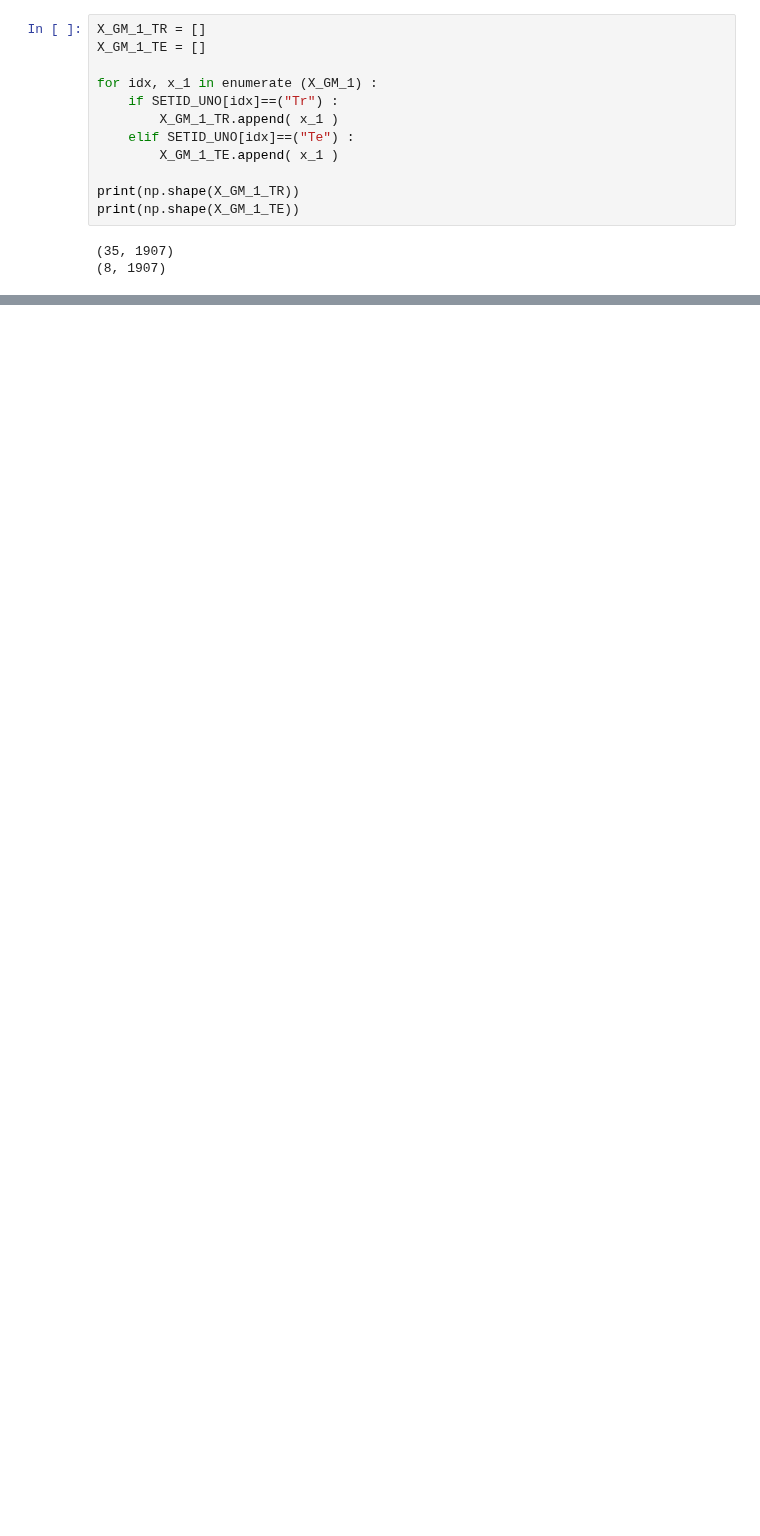
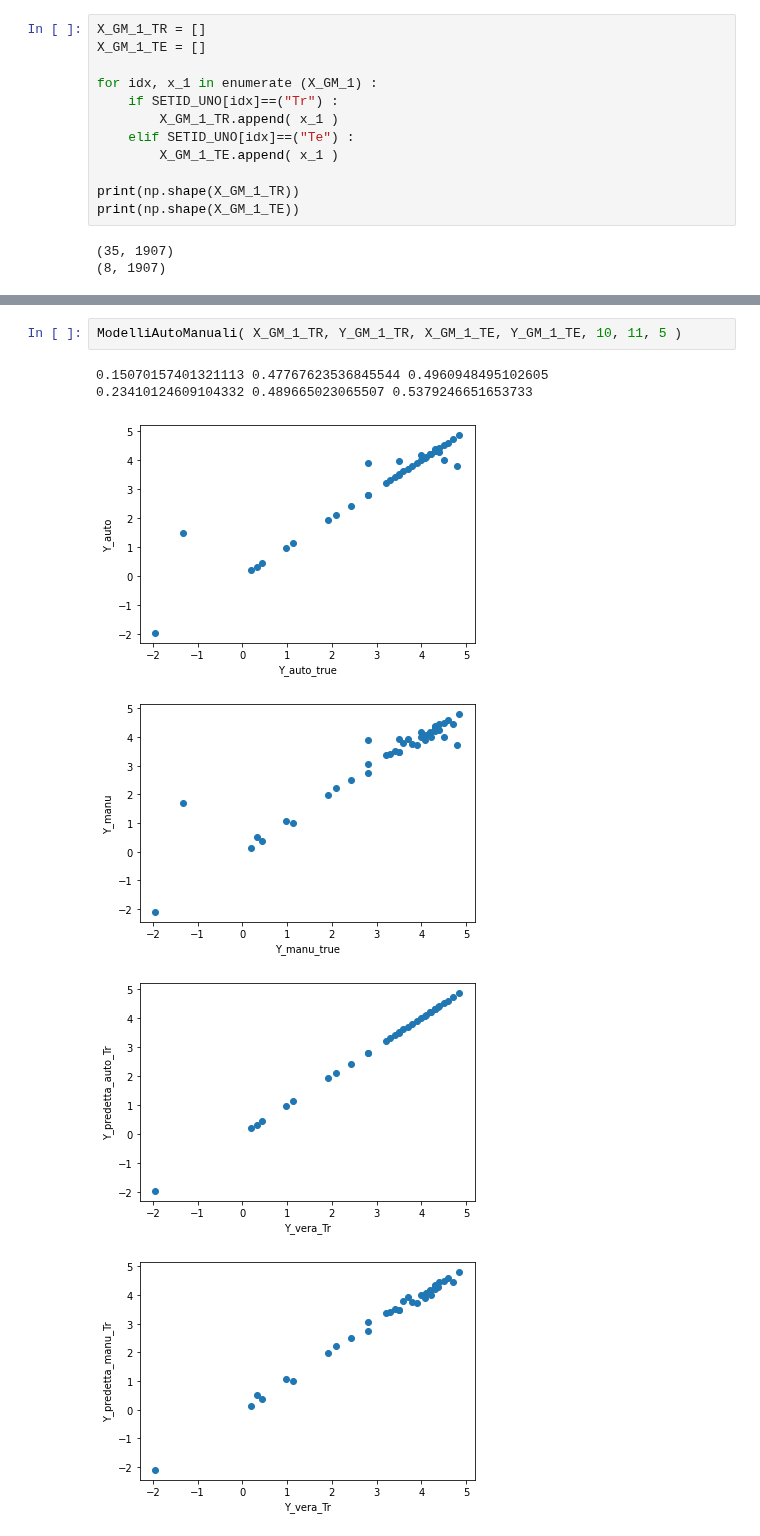
Before and after one commit to lstorchi/mllogdp, a Jupyter notebook: Modello_PLS_CLUSTERS_53_comps.ipynb, the cells around one changed output, grey strips where cells are left out. Drawn from its saved outputs; the diff is of its cells as text; blank space fills up the shorter version.

```diff
--- a/Modello_PLS_CLUSTERS_53_comps.ipynb
+++ b/Modello_PLS_CLUSTERS_53_comps.ipynb
@@ -450,0 +627,9 @@ print(np.shape(X_GM_2_TE))
+# %%
+ModelliAutoManuali( X_GM_1_TR, Y_GM_1_TR, X_GM_1_TE, Y_GM_1_TE, 10, 11, 5 )
+# %% [output]
+0.15070157401321113 0.47767623536845544 0.4960948495102605
+0.23410124609104332 0.489665023065507 0.5379246651653733
+[figure, added]
+[figure, added]
+[figure, added]
+[figure, added]
```
Also changed, not shown: parts of 18 cells of this notebook.
